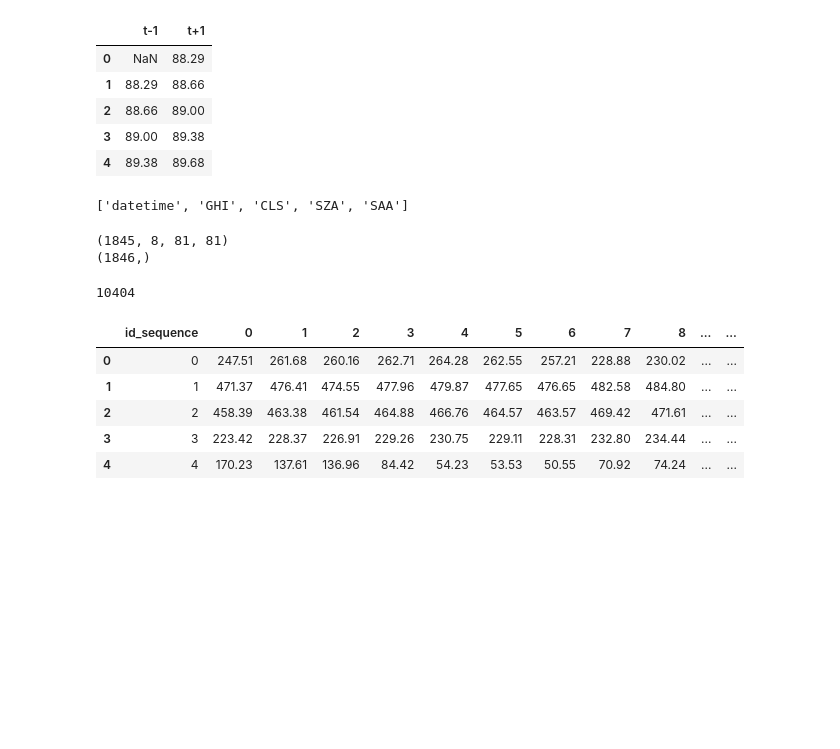
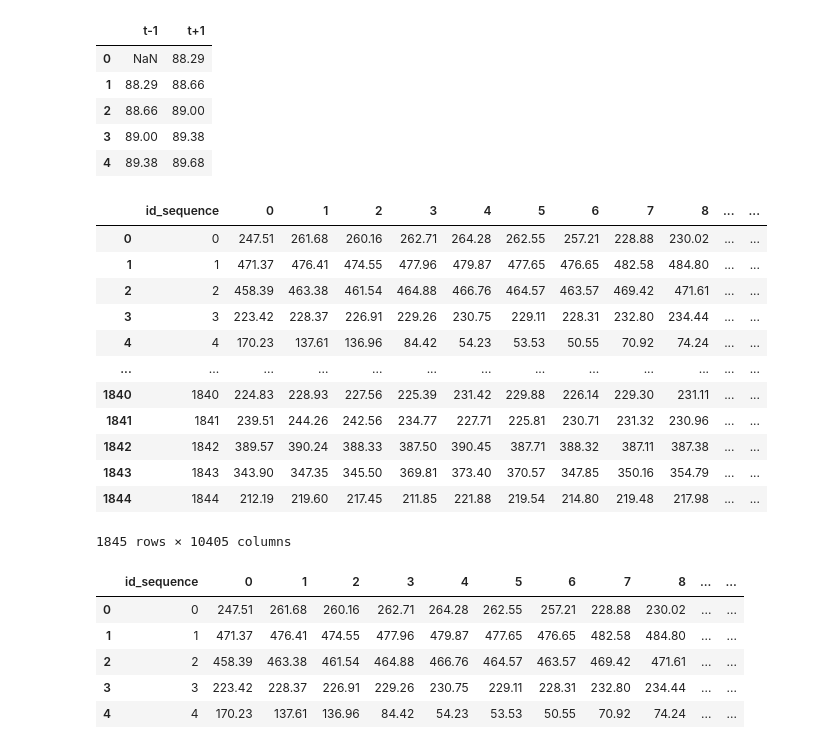
Before and after one commit to fedegiallorosso/solar_forecasting, a Jupyter notebook: notebooks/famkab_baseline_model.ipynb, the cells around one changed output. Drawn from its saved outputs; the diff is of its cells as text; code cells hidden in the pictures; blank space fills up the shorter version.

```diff
--- a/notebooks/famkab_baseline_model.ipynb
+++ b/notebooks/famkab_baseline_model.ipynb
@@ -131,27 +127,30 @@ lagged_ghi.head(5)
 | 3 | 89.00 | 89.38 |
 | 4 | 89.38 | 89.68 |
 # %%
-from sklearn.model_selection import train_test_split
+# from sklearn.model_selection import train_test_split
 
-# Split into train and test sets
+# # Split into train and test sets
 
 X_train = np.load('../raw_data/X_train_copernicus.npz', allow_pickle = True)
 X_test = np.load('../raw_data/X_test_copernicus.npz')
-y_train = np.genfromtxt('../raw_data/y_train_zRvpCeO_nQsYtKN.csv')
+# y_train = np.genfromtxt('../raw_data/y_train_zRvpCeO_nQsYtKN.csv')
+y_train_pd = pd.read_csv('../raw_data/y_train_zRvpCeO_nQsYtKN.csv')
-# %%
-X_train.files
-# %% [output]
-['datetime', 'GHI', 'CLS', 'SZA', 'SAA']
-# %%
-print(np.shape(X_train['CLS']))
-print(y_train.shape)
-# %% [output]
-(1845, 8, 81, 81)
-(1846,)
-# %%
-51 * 51 * 4
-# %% [output]
-10404
+# %%
+y_train_pd
+# %% [output]
+|  | id_sequence | 0 | 1 | 2 | 3 | 4 | 5 | 6 | 7 | 8 | ... | ... |
+| 0 | 0 | 247.51 | 261.68 | 260.16 | 262.71 | 264.28 | 262.55 | 257.21 | 228.88 | 230.02 | ... | ... |
+| 1 | 1 | 471.37 | 476.41 | 474.55 | 477.96 | 479.87 | 477.65 | 476.65 | 482.58 | 484.80 | ... | ... |
+| 2 | 2 | 458.39 | 463.38 | 461.54 | 464.88 | 466.76 | 464.57 | 463.57 | 469.42 | 471.61 | ... | ... |
+| 3 | 3 | 223.42 | 228.37 | 226.91 | 229.26 | 230.75 | 229.11 | 228.31 | 232.80 | 234.44 | ... | ... |
+| 4 | 4 | 170.23 | 137.61 | 136.96 | 84.42 | 54.23 | 53.53 | 50.55 | 70.92 | 74.24 | ... | ... |
+| ... | ... | ... | ... | ... | ... | ... | ... | ... | ... | ... | ... | ... |
+| 1840 | 1840 | 224.83 | 228.93 | 227.56 | 225.39 | 231.42 | 229.88 | 226.14 | 229.30 | 231.11 | ... | ... |
+| 1841 | 1841 | 239.51 | 244.26 | 242.56 | 234.77 | 227.71 | 225.81 | 230.71 | 231.32 | 230.96 | ... | ... |
+| 1842 | 1842 | 389.57 | 390.24 | 388.33 | 387.50 | 390.45 | 387.71 | 388.32 | 387.11 | 387.38 | ... | ... |
+| 1843 | 1843 | 343.90 | 347.35 | 345.50 | 369.81 | 373.40 | 370.57 | 347.85 | 350.16 | 354.79 | ... | ... |
+| 1844 | 1844 | 212.19 | 219.60 | 217.45 | 211.85 | 221.88 | 219.54 | 214.80 | 219.48 | 217.98 | ... | ... |
+1845 rows × 10405 columns
 # %%
 df = pd.read_csv('../raw_data/y_train_zRvpCeO_nQsYtKN.csv')
 df.head()
```
Also changed, not shown: parts of 15 cells of this notebook, 1 other file.
